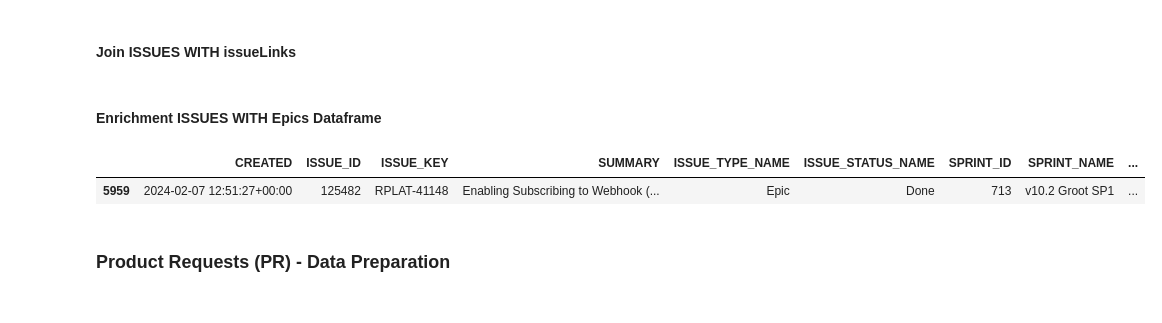
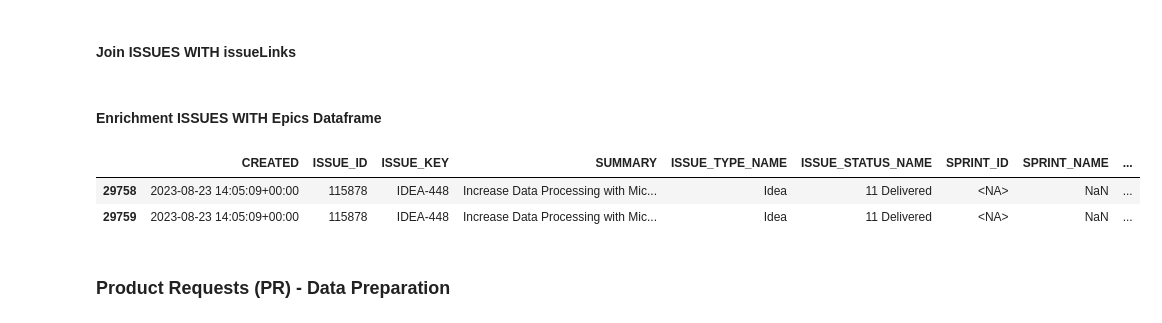
Before and after one commit to carlos-diazromero-mojix-com/FinOps, a Jupyter notebook: Jira Issues Python3.ipynb, the cells around one changed output. Saved outputs shown, nothing was run; the diff lists cells and outputs as text; code cells hidden in the pictures.

Commit message:
Changes for customer Reports

```diff
--- a/Jira Issues Python3.ipynb
+++ b/Jira Issues Python3.ipynb
@@ -628,0 +665,7 @@ df_key_customer_idea_1.loc[df_key_customer_idea_1['IDEA_KEY_CUSTOMERS'].str.ends
+# %%
+df_timeinstatus_IDEAS = df_timeinstatus_IDEAS[['ISSUE_KEY','ISSUE_STATUS_ID','ISSUE_STATUS_NAME','DURATION_IN_BUSINESS_DAYS_BH','FIRST_TRANSITION_TO_STATUS','LAST_TRANSITION_TO_STATUS']]
+# %%
+df_timeinstatus_IDEAS_delivered = df_timeinstatus_IDEAS[df_timeinstatus_IDEAS['ISSUE_STATUS_NAME'].str.contains('Delivered')]
+df_timeinstatus_IDEAS_delivered = df_timeinstatus_IDEAS_delivered[['ISSUE_KEY','LAST_TRANSITION_TO_STATUS']]
+df_timeinstatus_IDEAS_delivered.rename(columns={'LAST_TRANSITION_TO_STATUS':'DELIVERED_DATE'}, inplace=True)
+df_timeinstatus_IDEAS_delivered = df_timeinstatus_IDEAS_delivered.drop_duplicates('ISSUE_KEY', keep ='first')
@@ -636,6 +688,7 @@ df_full = pd.merge(df_full, df_customers_1, on =['ISSUE_KEY'],how = 'left')
 df_full = pd.merge(df_full, df_category_1, on =['ISSUE_KEY'],how = 'left')
 df_full = pd.merge(df_full, df_theme_1, on =['ISSUE_KEY'],how = 'left')
 df_full = pd.merge(df_full, df_Sprints, on =['SPRINT_ID','SPRINT_NAME'],how = 'left')
+df_full = pd.merge(df_full, df_timeinstatus_IDEAS_delivered, on ='ISSUE_KEY',how = 'left')
 # %%
 #df_issueSprints[df_issueSprints['SPRINT_NAME'].str.contains('Elektra')]
 # %%
@@ -646,15 +704,16 @@ df_full = pd.merge(df_full, df_Sprints, on =['SPRINT_ID','SPRINT_NAME'],how = 'l
 df_issues_s = df_full[['CREATED','ISSUE_ID','ISSUE_KEY','SUMMARY','ISSUE_TYPE_NAME','ISSUE_STATUS_NAME',
                          'SPRINT_ID','SPRINT_NAME','STATE','START_DATE','END_DATE','COMPLETE_DATE',
                          'VERSION_NAME',
-                         'PRIORITY','CURRENT_ASSIGNEE_NAME','REPORTER_NAME','RESOLUTION_DATE','STATUS_CATEGORY_CHANGE_DATE',
+                         'PRIORITY','RESOLUTION','CURRENT_ASSIGNEE_NAME','REPORTER_NAME','RESOLUTION_DATE','STATUS_CATEGORY_CHANGE_DATE',
                          #'TIME_SPENT','TIME_SPENT_WITH_SUBTASKS',
                        'PARENT_ISSUE_KEY','CATEGORY','BU','CUSTOMERS',
-                       'THEME',
-                       'Story_Points_10400','Progress___11891'
+                       'THEME','DELIVERED_DATE',
+                       'Story_Points_10400','Progress___11891','Roadmap_12166','Estimate_Sprints_12213','Story_Points__Estimate__12242'
                        #,'__Effort_12125','Layout_12166'
                       ]]
 df_issues_s = df_issues_s.rename(columns={"Story_Points_10400":"STORYPOINTS",
-                              "Progress___11891":"PROGRESS"
+                              "Progress___11891":"PROGRESS", 'Roadmap_12166':'ROADMAP'
+                              , 'Estimate_Sprints_12213':'ESTIMATE_SPRINTS', 'Story_Points__Estimate__12242':'ESTIMATE_STORYPOINTS'
                              })
 # %% [markdown]
 #### Create Dataframe for linked issues (Epics)
@@ -699,7 +758,8 @@ df_issues_2 = pd.merge(df_issues_1, df_issues_s_2,on=['LINKED_1_ISSUE_KEY','LINK
 # %%
 #df_issues_2.groupby(['DIRECTION_1','TYPE_1']).count()
 # %%
-df_issues_2[df_issues_2['ISSUE_KEY']=='RPLAT-41148']
+df_issues_1[df_issues_1['ISSUE_KEY']=='IDEA-448']
 # %% [output]
 |  | CREATED | ISSUE_ID | ISSUE_KEY | SUMMARY | ISSUE_TYPE_NAME | ISSUE_STATUS_NAME | SPRINT_ID | SPRINT_NAME | ... |
-| 5959 | 2024-02-07 12:51:27+00:00 | 125482 | RPLAT-41148 | Enabling Subscribing to Webhook (... | Epic | Done | 713 | v10.2 Groot SP1 | ... |
+| 29758 | 2023-08-23 14:05:09+00:00 | 115878 | IDEA-448 | Increase Data Processing with Mic... | Idea | 11 Delivered | <NA> | NaN | ... |
+| 29759 | 2023-08-23 14:05:09+00:00 | 115878 | IDEA-448 | Increase Data Processing with Mic... | Idea | 11 Delivered | <NA> | NaN | ... |
```
Also changed, not shown: parts of 44 cells of this notebook, 2 other files.
